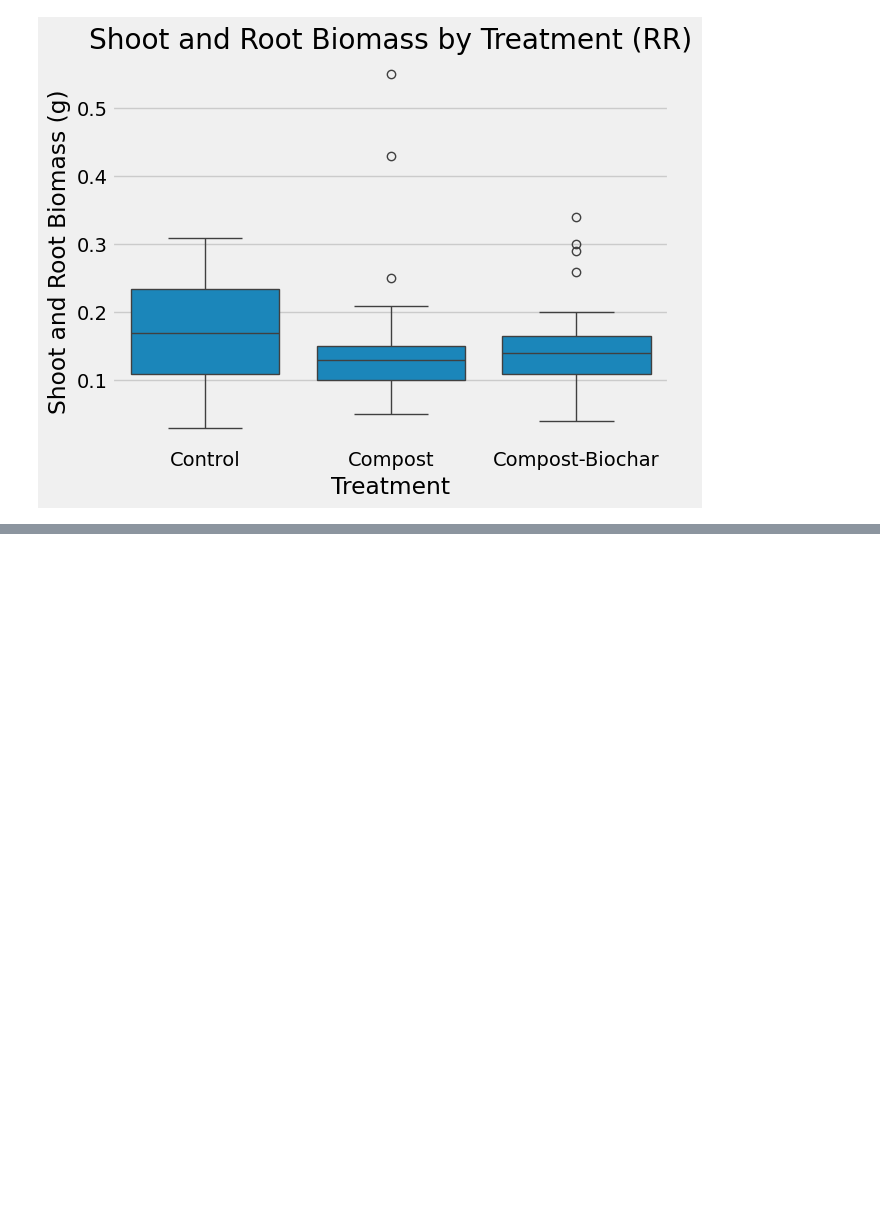
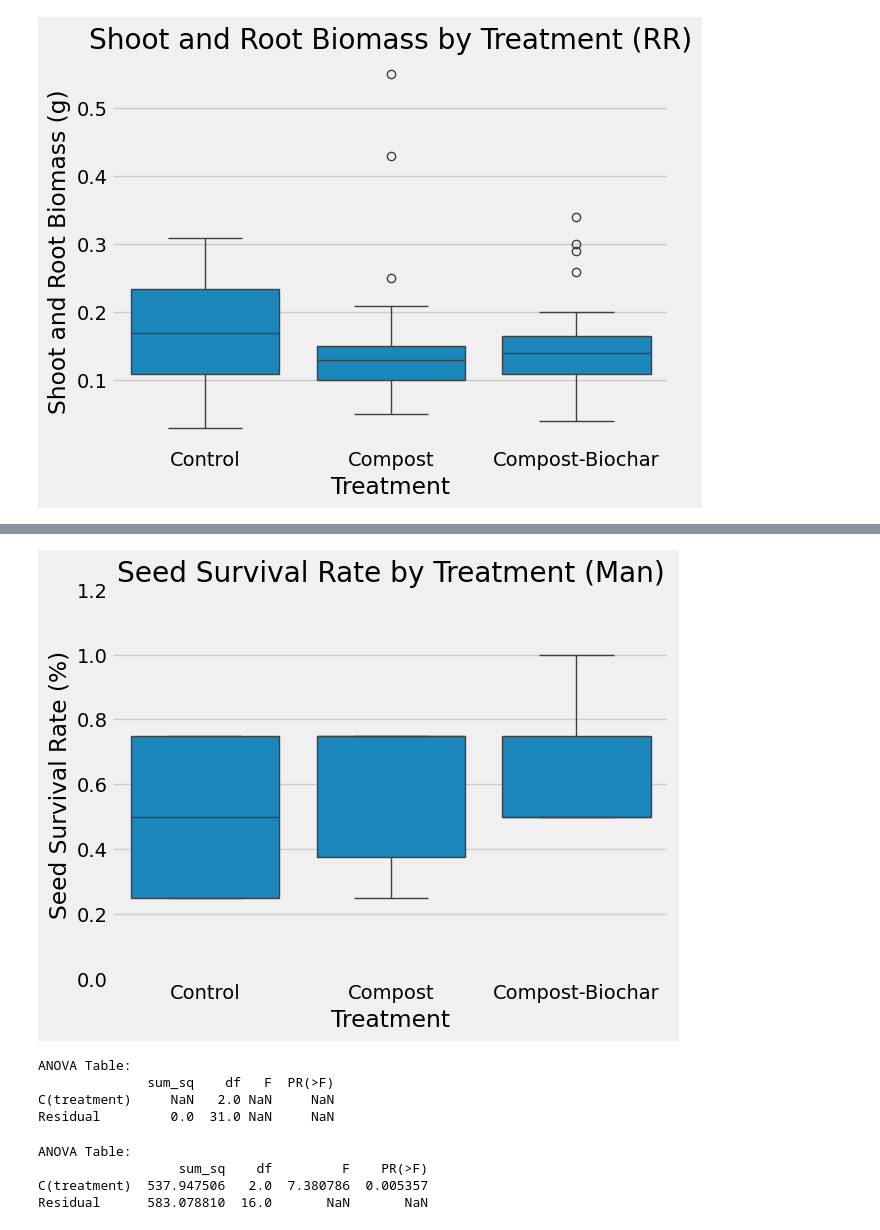
Before and after one commit to joelyreyes/senior-thesis-data-analysis, a Jupyter notebook: plant-growth-metrics/notebook.ipynb, the cells around one changed output, grey strips where cells are left out. Saved outputs shown, nothing was run; the diff lists cells and outputs as text; code cells hidden in the pictures; blank space fills up the shorter version.

```diff
--- a/plant-growth-metrics/notebook.ipynb
+++ b/plant-growth-metrics/notebook.ipynb
@@ -257,0 +331,25 @@ plt.show()
+# %%
+sns.boxplot(x='treatment', y='seed_survival_rate', data=Man_normalized_df)
+plt.title('Seed Survival Rate by Treatment (Man)')
+plt.xlabel('Treatment')
+plt.ylabel('Seed Survival Rate (%)')
+plt.ylim(0, 1.2)
+plt.show()
+# %% [output]
+[figure, added]
+# %%
+#Now for num_spikelets
+#For seed survival
+model_spikelets = ols('num_spikelets ~ C(treatment)', data=Man_normalized_df).fit()
+
+# Perform ANOVA
+anova_spikelets = sm.stats.anova_lm(model_spikelets, typ=2)
+
+# Display results
+print("ANOVA Table:")
+print(anova_spikelets)
+# %% [output]
+ANOVA Table:
+              sum_sq    df   F  PR(>F)
+C(treatment)     NaN   2.0 NaN     NaN
+Residual         0.0  31.0 NaN     NaN
@@ -257,0 +358,11 @@ plt.show()
+# %%
+#Now for root length
+model_root_length = ols('root_length_cm ~ C(treatment)', data=Man_normalized_df).fit()
+anova_root_length = sm.stats.anova_lm(model_root_length, typ=2)
+print("ANOVA Table:")
+print(anova_root_length)
+# %% [output]
+ANOVA Table:
+                  sum_sq    df         F    PR(>F)
+C(treatment)  537.947506   2.0  7.380786  0.005357
+Residual      583.078810  16.0       NaN       NaN
```
Also changed, not shown: parts of 30 cells of this notebook, 1 other file.
